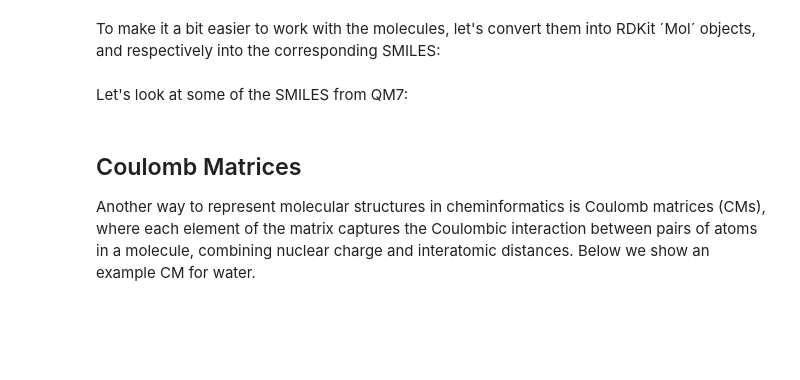
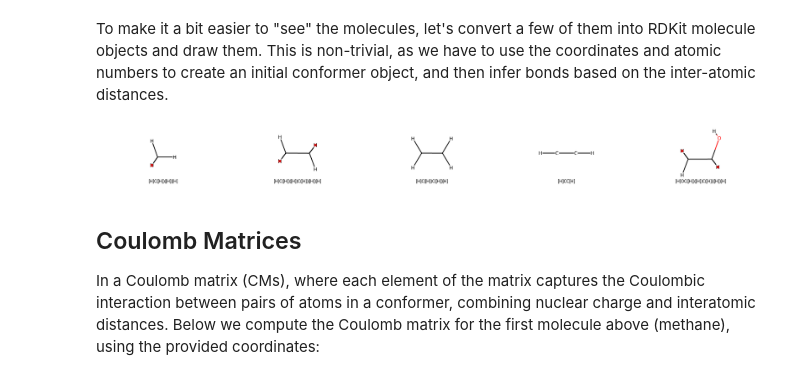
Before and after one commit to rhyan10/unsupervised-learning-molecular-systems, a Jupyter notebook: 1-Representations-and-Descriptors/Coulomb-Matrices.ipynb, the cells around one changed output. Drawn from its saved outputs; the diff is of its cells as text; code cells hidden in the pictures; blank space fills up the shorter version.

Commit message:
Updated Coulomb matrices notebook

```diff
--- a/1-Representations-and-Descriptors/Coulomb-Matrices.ipynb
+++ b/1-Representations-and-Descriptors/Coulomb-Matrices.ipynb
@@ -21,4 +32,4 @@ P = raw_qm7["P"] # cross-validation splits
 Z = raw_qm7["Z"] # atomic numbers
 R = raw_qm7["R"] # coordinates
 # %% [markdown]
-To make it a bit easier to work with the molecules, let's convert them into RDKit ´Mol´ objects, and respectively into the corresponding SMILES:
+To make it a bit easier to "see" the molecules, let's convert a few of them into RDKit molecule objects and draw them. This is non-trivial, as we have to use the coordinates and atomic numbers to create an initial conformer object, and then infer bonds based on the inter-atomic distances.
@@ -39,2 +35,0 @@ mols   = [Chem.MolFromSmiles(smi) for smi in smiles]
-# %% [markdown]
-Let's look at some of the SMILES from QM7:
@@ -55,5 +36,60 @@ display(methylcyclopropanol_img)
+# %%
+import numpy as np
+from rdkit import Chem
+from rdkit.Chem import Draw
+
+# Covalent radii in angstroms (simplified, only a few elements included)
+covalent_radii = {
+    1: 0.31,  # Hydrogen
+    6: 0.76,  # Carbon
+    7: 0.71,  # Nitrogen
+    8: 0.66,  # Oxygen
+}
+
+def add_bonds_based_on_distances(mol, R, Z, threshold=1.35):
+    nonzero_idc = np.nonzero(Z)  # Idenfity zero values (padding) to remove them below
+    num_atoms = len(Z[nonzero_idc])
+    for i in range(num_atoms):
+        for j in range(i+1, num_atoms):
+            distance = np.linalg.norm(R[i] - R[j])
+            max_bond_length = covalent_radii[int(Z[i])] + covalent_radii[int(Z[j])] + threshold
+            if distance < max_bond_length:
+                mol.AddBond(i, j, Chem.BondType.SINGLE)
+
+def coordinates_to_mol(R, Z):
+    mol = Chem.RWMol()  # Create a new molecule
+    nonzero_idc = np.nonzero(Z)
+    num_atoms = len(Z[nonzero_idc])
+    conf = Chem.Conformer(num_atoms)
+
+    # Add atoms to the molecule and set coordinates
+    for i, (atomic_num, coord) in enumerate(zip(Z, R)):
+        if atomic_num > 0:
+            atom = Chem.Atom(int(atomic_num))
+            idx = mol.AddAtom(atom)
+            conf.SetAtomPosition(idx, Chem.rdGeometry.Point3D(float(coord[0]), float(coord[1]), float(coord[2])))
+
+    mol.AddConformer(conf)
+
+    # Add bonds based on distances
+    add_bonds_based_on_distances(mol, R, Z)
+
+    # Calculate implicit valence
+    for atom in mol.GetAtoms():
+        atom.UpdatePropertyCache(strict=False)
+
+    return mol
+
+# Visualize the first five molecules in QM7, with SMILES as labels
+molecules = []
+smiles = []
+for i in range(5):
+    molecules.append(coordinates_to_mol(R[i], Z[i]))
+    smiles.append(Chem.MolToSmiles(molecules[-1]))
+
+Draw.MolsToGridImage(molecules, molsPerRow=5, subImgSize=(350, 150), legends=smiles)
+# %% [output]
+[figure, added]
 # %% [markdown]
-
-
 ## Coulomb Matrices
-Another way to represent molecular structures in cheminformatics is Coulomb matrices (CMs), where each element of the matrix captures the Coulombic interaction between pairs of atoms in a molecule, combining nuclear charge and interatomic distances. Below we show an example CM for water.
+In a Coulomb matrix (CMs), where each element of the matrix captures the Coulombic interaction between pairs of atoms in a conformer, combining nuclear charge and interatomic distances. Below we compute the Coulomb matrix for the first molecule above (methane), using the provided coordinates:
```
Also changed, not shown: parts of 16 cells of this notebook, 1 other file.
